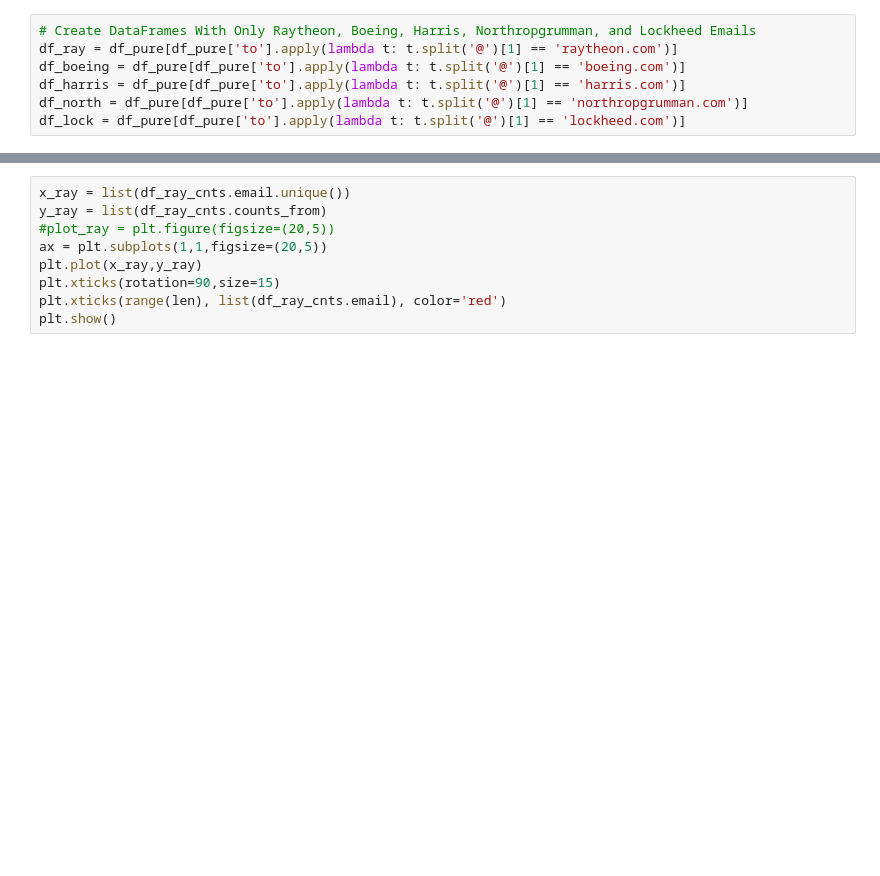
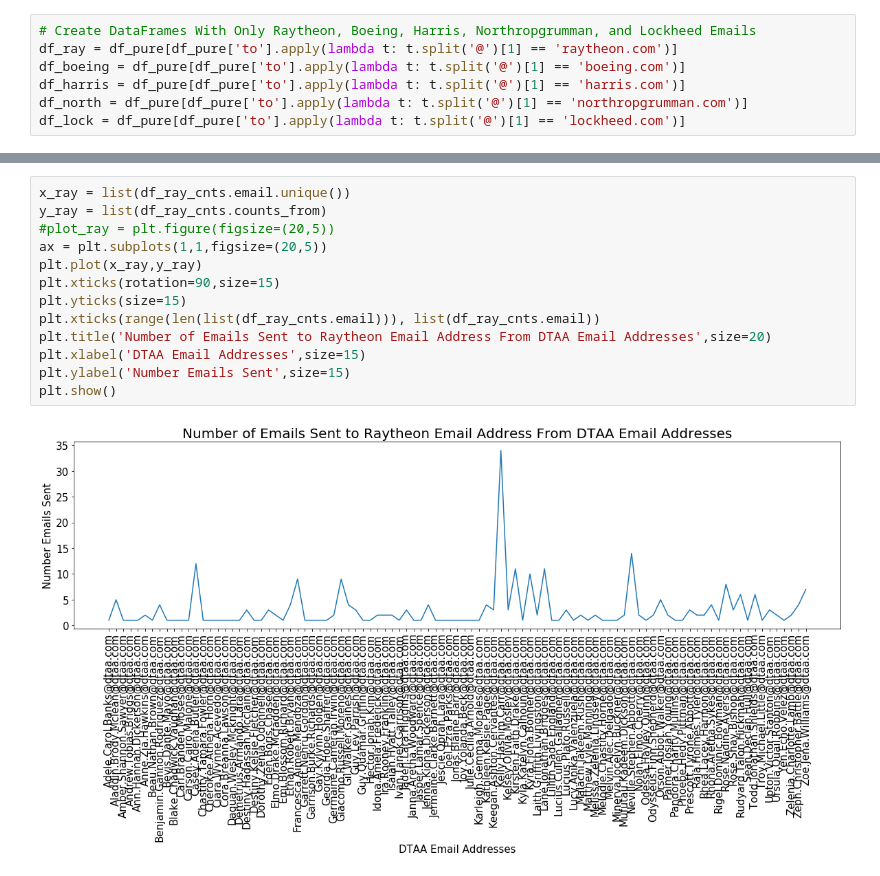
Before and after one commit to joseph97git/cmda-3654-project, a Jupyter notebook: Primary_Notebook_Part3.ipynb, the cells around one changed output, grey strips where cells are left out. Drawn from its saved outputs; the diff is of its cells as text; blank space fills up the shorter version.

Commit message:
graph update

```diff
--- a/Primary_Notebook_Part3.ipynb
+++ b/Primary_Notebook_Part3.ipynb
@@ -45,12 +67,18 @@ df_ray_cnts.sort_values('counts_from',ascending=False).head(10)
 # %%
 x_ray = list(df_ray_cnts.email.unique())
 y_ray = list(df_ray_cnts.counts_from)
 #plot_ray = plt.figure(figsize=(20,5))
 ax = plt.subplots(1,1,figsize=(20,5))
 plt.plot(x_ray,y_ray)
 plt.xticks(rotation=90,size=15)
-plt.xticks(range(len), list(df_ray_cnts.email), color='red')
+plt.yticks(size=15)
+plt.xticks(range(len(list(df_ray_cnts.email))), list(df_ray_cnts.email))
+plt.title('Number of Emails Sent to Raytheon Email Address From DTAA Email Addresses',size=20)
+plt.xlabel('DTAA Email Addresses',size=15)
+plt.ylabel('Number Emails Sent',size=15)
 plt.show()
+# %% [output]
+[figure, added]
 # %%
 df_boeing_cnts = pd.DataFrame(columns=['email','counts_from'])
 df_boeing_cnts['email'] = list(df_boeing.groupby('from').size().index)
```
Also changed, not shown: parts of 7 cells of this notebook.
